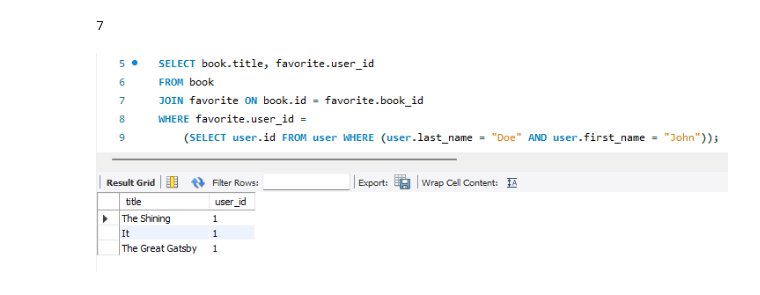
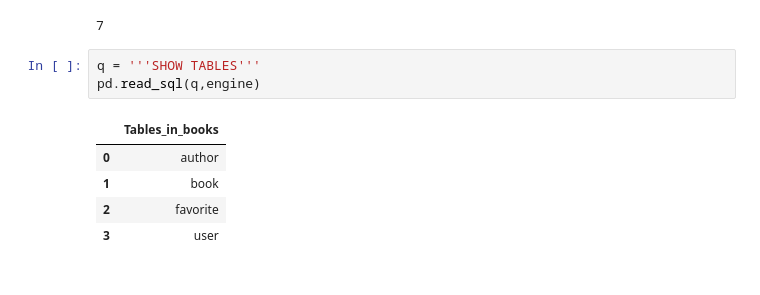
Before and after one commit to joeneb24/BooksCore, a Jupyter notebook: BooksCoreAssignment.ipynb, the cells around one changed output. Cells and saved outputs as stored; diff of their text form.

```diff
--- a/BooksCoreAssignment.ipynb
+++ b/BooksCoreAssignment.ipynb
@@ -73,5 +71,12 @@ favorite.head()
 favorite.to_sql('favorite', engine, if_exists = 'replace')
 # %% [output]
 7
-# %% [markdown]
-![image.png](attachment:image.png)
+# %%
+q = '''SHOW TABLES'''
+pd.read_sql(q,engine)
+# %% [output]
+|  | Tables_in_books |
+| 0 | author |
+| 1 | book |
+| 2 | favorite |
+| 3 | user |
```
Also changed, not shown: parts of 2 cells of this notebook.
